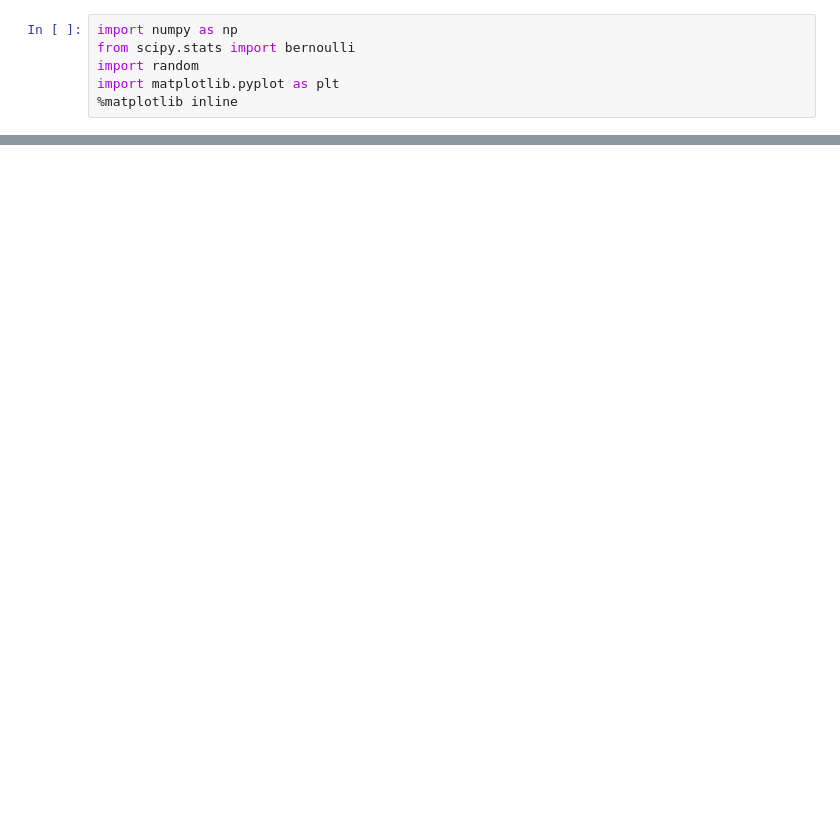
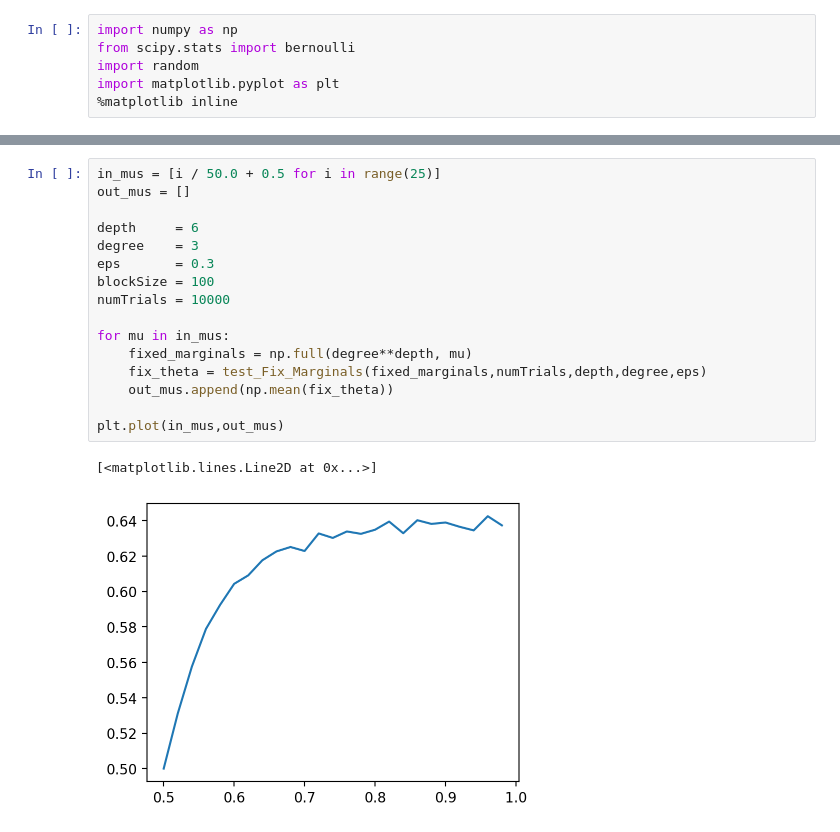
Before and after one commit to samhopkins/posterior-sdp, a Jupyter notebook: hacky-broadcast.ipynb, the cells around one changed output, grey strips where cells are left out. Cells and saved outputs as stored; diff of their text form; blank space fills up the shorter version.

```diff
--- a/hacky-broadcast.ipynb
+++ b/hacky-broadcast.ipynb
@@ -180,0 +198,19 @@ Output Variance with Fixed Marginals: 0.17980127639663343
+# %%
+in_mus = [i / 50.0 + 0.5 for i in range(25)]
+out_mus = []
+
+depth     = 6
+degree    = 3
+eps       = 0.3
+blockSize = 100
+numTrials = 10000
+
+for mu in in_mus:
+    fixed_marginals = np.full(degree**depth, mu)
+    fix_theta = test_Fix_Marginals(fixed_marginals,numTrials,depth,degree,eps)
+    out_mus.append(np.mean(fix_theta))
+
+plt.plot(in_mus,out_mus)
+# %% [output]
+[<matplotlib.lines.Line2D at 0x...>]
+[figure, added]
```
Also changed, not shown: parts of 7 cells of this notebook.
